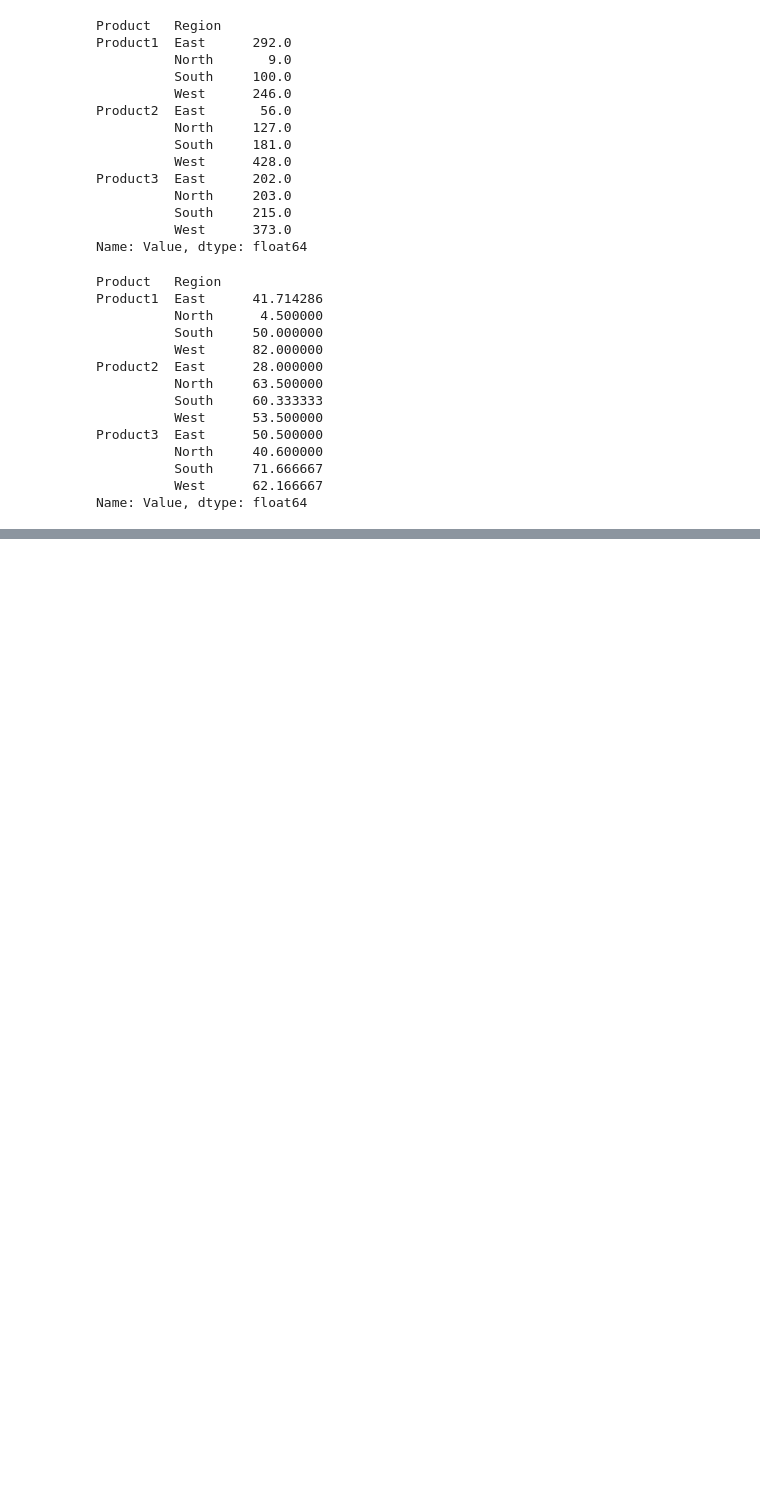
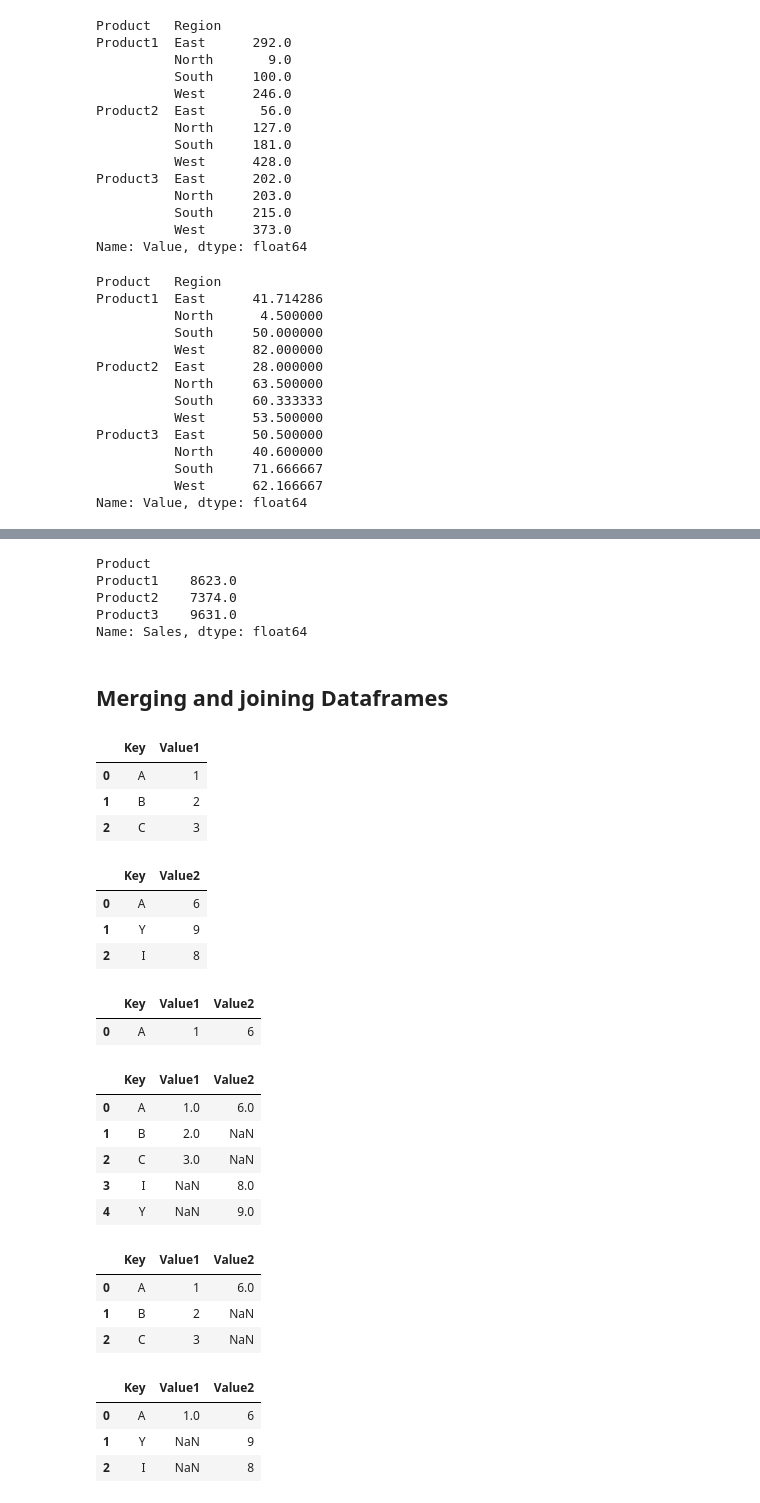
Before and after one commit to alka-tripathi/Data-Analysis-Python-, a Jupyter notebook: datamanipulation.ipynb, the cells around one changed output, grey strips where cells are left out. Saved outputs shown, nothing was run; the diff lists cells and outputs as text; code cells hidden in the pictures; blank space fills up the shorter version.

```diff
--- a/datamanipulation.ipynb
+++ b/datamanipulation.ipynb
@@ -242,0 +240,42 @@ West    61.588235  1047.0     17
+# %%
+df.head()
+# %% [output]
+Product
+Product1    8623.0
+Product2    7374.0
+Product3    9631.0
+Name: Sales, dtype: float64
+# %% [markdown]
+## Merging and joining Dataframes
+# %%
+df1=pd.DataFrame({'Key':['A','B','C'],'Value1':[1,2,3]})
+df2=pd.DataFrame({'Key':['A','Y','I'],'Value2':[6,9,8]})
+# %%
+df1
+# %% [output]
+|  | Key | Value1 |
+| 0 | A | 1 |
+| 1 | B | 2 |
+| 2 | C | 3 |
+# %%
+df2
+# %% [output]
+|  | Key | Value2 |
+| 0 | A | 6 |
+| 1 | Y | 9 |
+| 2 | I | 8 |
+# %%
+## Merge data on key column
+pd.merge(df1,df2,on="Key",how="inner") ## common in both
+# %% [output]
+|  | Key | Value1 | Value2 |
+| 0 | A | 1 | 6 |
+# %%
+pd.merge(df1,df2,on="Key",how="outer")  ## intersection
+# %% [output]
+|  | Key | Value1 | Value2 |
+| 0 | A | 1.0 | 6.0 |
+| 1 | B | 2.0 | NaN |
+| 2 | C | 3.0 | NaN |
+| 3 | I | NaN | 8.0 |
+| 4 | Y | NaN | 9.0 |
@@ -242,0 +284,14 @@ West    61.588235  1047.0     17
+# %%
+pd.merge(df1,df2,on="Key",how="left") ## onlye left one
+# %% [output]
+|  | Key | Value1 | Value2 |
+| 0 | A | 1 | 6.0 |
+| 1 | B | 2 | NaN |
+| 2 | C | 3 | NaN |
+# %%
+pd.merge(df1,df2,on="Key",how="right")
+# %% [output]
+|  | Key | Value1 | Value2 |
+| 0 | A | 1.0 | 6 |
+| 1 | Y | NaN | 9 |
+| 2 | I | NaN | 8 |
```
Also changed, not shown: parts of 3 cells of this notebook, 3 other files.
